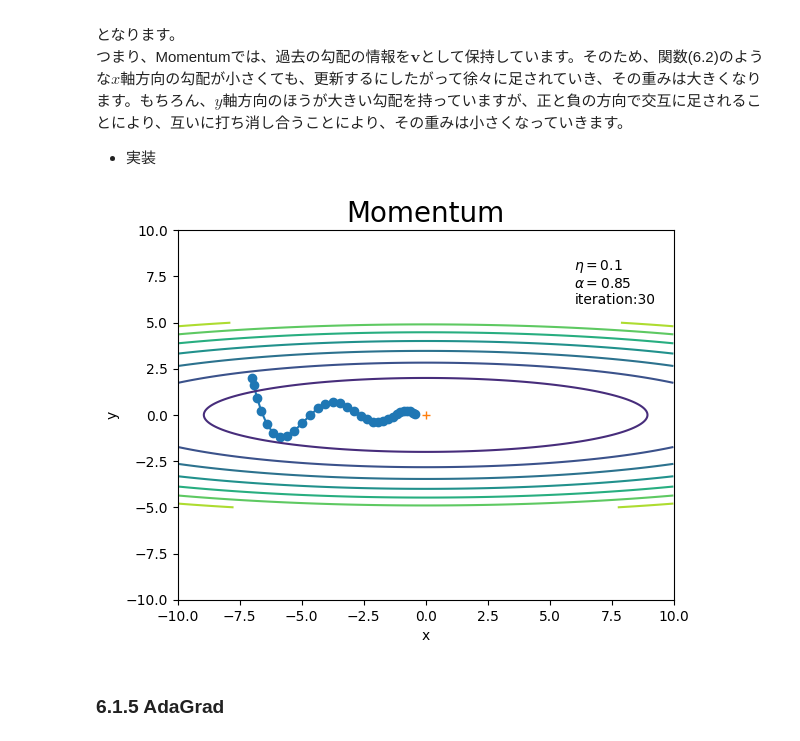
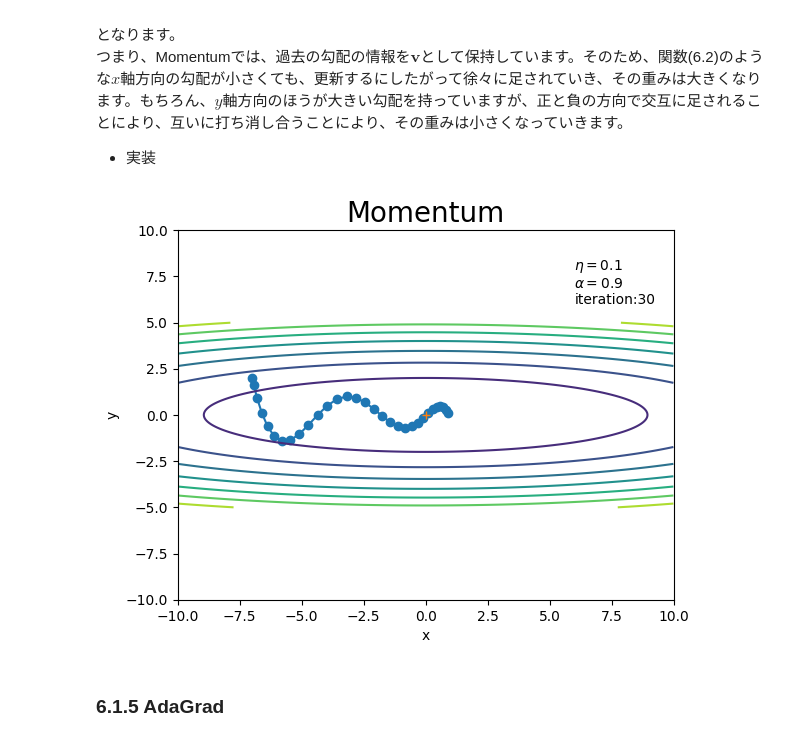
Before and after one commit to LABO-M/ZeroTuku, a Jupyter notebook: Chapter6_Zero_hara.ipynb, the cells around one changed output. Saved outputs shown, nothing was run; the diff lists cells and outputs as text; code cells hidden in the pictures.

```diff
--- a/Chapter6_Zero_hara.ipynb
+++ b/Chapter6_Zero_hara.ipynb
@@ -390,3 +412,22 @@ class Momentum:
         for key in params.keys():
             self.v[key] = self.momentum * self.v[key] - self.lr * grads[key] # 式(6.3)
             params[key] += self.v[key] # 式(6.4)
+# %%
+# パラメータの初期値を指定
+params = {}
+params['x'] = -7.0
+params['y'] = 2.0
+
+# 勾配の初期値を指定
+grads = {}
+grads['x'] = 0
+grads['y'] = 0
+
+# 学習率を指定
+lr = 0.1
+
+# モーメンタムを指定
+momentum = 0.9
+
+# インスタンスを作成
+optimizer = Momentum(lr=lr, momentum=momentum)
@@ -393,60 +458,17 @@ class Momentum:
 # %%
-# パラメータの初期値を指定
-params = {}
-params['x'] = -7.0
-params['y'] = 2.0
-
-# 勾配の初期値を指定
-grads = {}
-grads['x'] = 0
-grads['y'] = 0
-
-# 学習率を指定
-lr = 0.1
-
-# モーメンタムを指定
-momentum = 0.85
-
-# インスタンスを作成
-optimizer = Momentum(lr=lr, momentum=momentum)
-
-# 試行回数を指定
-iter_num = 30
-
-# 更新値の記録用リストを初期化
-x_history = []
-y_history = []
-
-# 初期値を保存
-x_history.append(params['x'])
-y_history.append(params['y'])
-
-# 関数の最小値を探索
-for _ in range(iter_num):
-
-    # 勾配を計算
-    grads['x'], grads['y'] = df(params['x'], params['y'])
-
-    # パラメータを更新
-    optimizer.update(params, grads)
-
-    # パラメータを記録
-    x_history.append(params['x'])
-    y_history.append(params['y'])
-
 # 作図
 plt.plot(x_history, y_history, 'o-') # パラメータの推移
 plt.contour(X, Y, Z) # 等高線
 plt.plot(0, 0, '+') # 最小値の点
 plt.xlim(-10, 10) # x軸の範囲
 plt.ylim(-10, 10) # y軸の範囲
 plt.xlabel("x") # x軸ラベル
 plt.ylabel("y") # y軸ラベル
 plt.title("Momentum", fontsize=20) # タイトル
 plt.text(6, 6, "$\\eta=$" + str(lr) + "\n$\\alpha=$" + str(momentum) + "\niteration:" + str(iter_num)) # メモ
 plt.show()
 # %% [output]
-[figure, old version]
+[figure, new version]
 # %% [markdown]
 ### 6.1.5 AdaGrad
 # %% [markdown]
```
Also changed, not shown: parts of 55 cells of this notebook.
